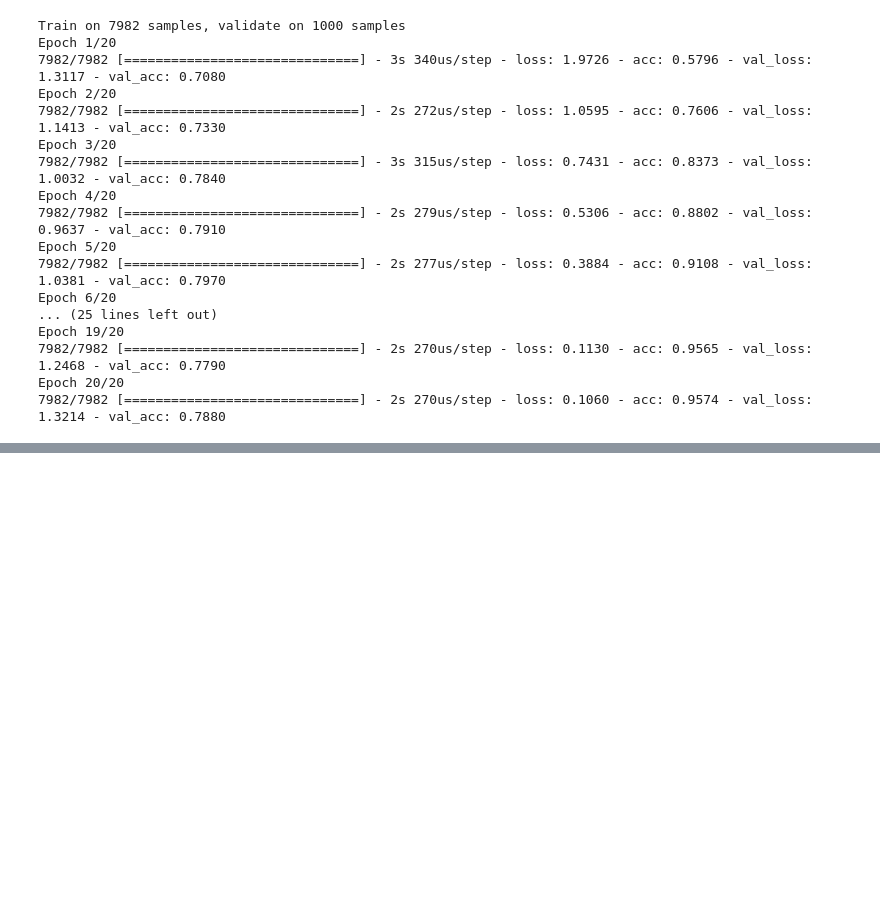
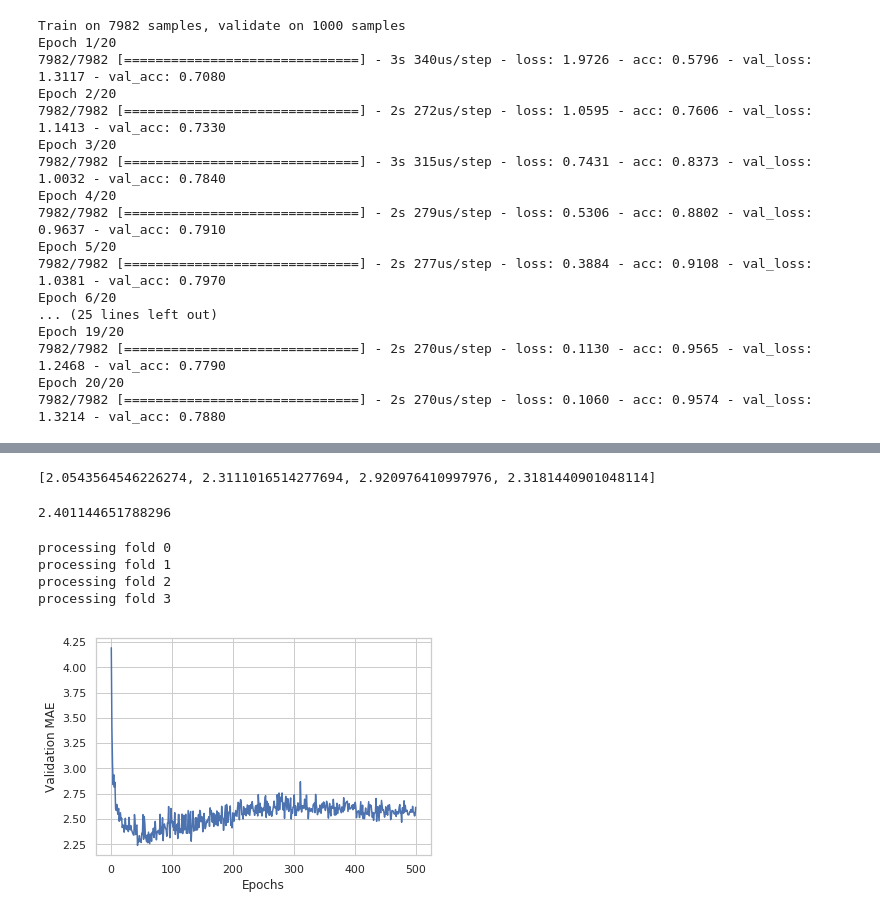
Before and after one commit to wllgrnt/keras-examples, a Jupyter notebook: Chapter3.ipynb, the cells around one changed output, grey strips where cells are left out. Saved outputs shown, nothing was run; the diff lists cells and outputs as text; code cells hidden in the pictures; blank space fills up the shorter version.

```diff
--- a/Chapter3.ipynb
+++ b/Chapter3.ipynb
@@ -388,0 +389,2 @@ Predicting house prices.
+# %%
+(train_data, train_targets), (test_data, test_targets) = keras.datasets.boston_housing.load_data()
@@ -388,0 +469,52 @@ Predicting house prices.
+# %%
+all_scores
+# %% [output]
+[2.0543564546226274, 2.3111016514277694, 2.920976410997976, 2.3181440901048114]
+# %%
+np.mean(all_scores)
+# %% [output]
+2.401144651788296
+# %%
+# The range is from 10 to 50, and we're out by 2.4. Can we do better with more training?
+
+# K-fold
+num_epochs = 500
+all_mae_histories = []
+
+for i in range(k):
+  print(f"processing fold {i}")
+  val_data = train_data[i*num_val_samples: (i+1)*num_val_samples]
+  val_targets = train_targets[i*num_val_samples: (i+1)*num_val_samples]
+
+  partial_train_data = np.concatenate(
+    [train_data[:i*num_val_samples],
+     train_data[(i+1)*num_val_samples:]
+    ],
+    axis=0
+  )
+  partial_train_targets = np.concatenate(
+    [train_targets[:i*num_val_samples],
+     train_targets[(i+1)*num_val_samples:]
+    ],
+    axis=0
+  )
+  model = build_model()
+  history = model.fit(partial_train_data, partial_train_targets,
+                      validation_data=(val_data, val_targets),
+           epochs=num_epochs, batch_size=1, verbose=0)
+  mae_history = history.history["val_mean_absolute_error"]
+  all_mae_histories.append(mae_history)
+# %% [output]
+processing fold 0
+processing fold 1
+processing fold 2
+processing fold 3
+# %%
+average_mae_history = [np.mean([x[i] for x in all_mae_histories]) for i in range(num_epochs)]
+# %%
+plt.plot(range(1, len(average_mae_history)+1), average_mae_history)
+plt.xlabel("Epochs")
+plt.ylabel("Validation MAE")
+plt.show()
+# %% [output]
+[figure, added]
```
Also changed, not shown: parts of 10 cells of this notebook.
